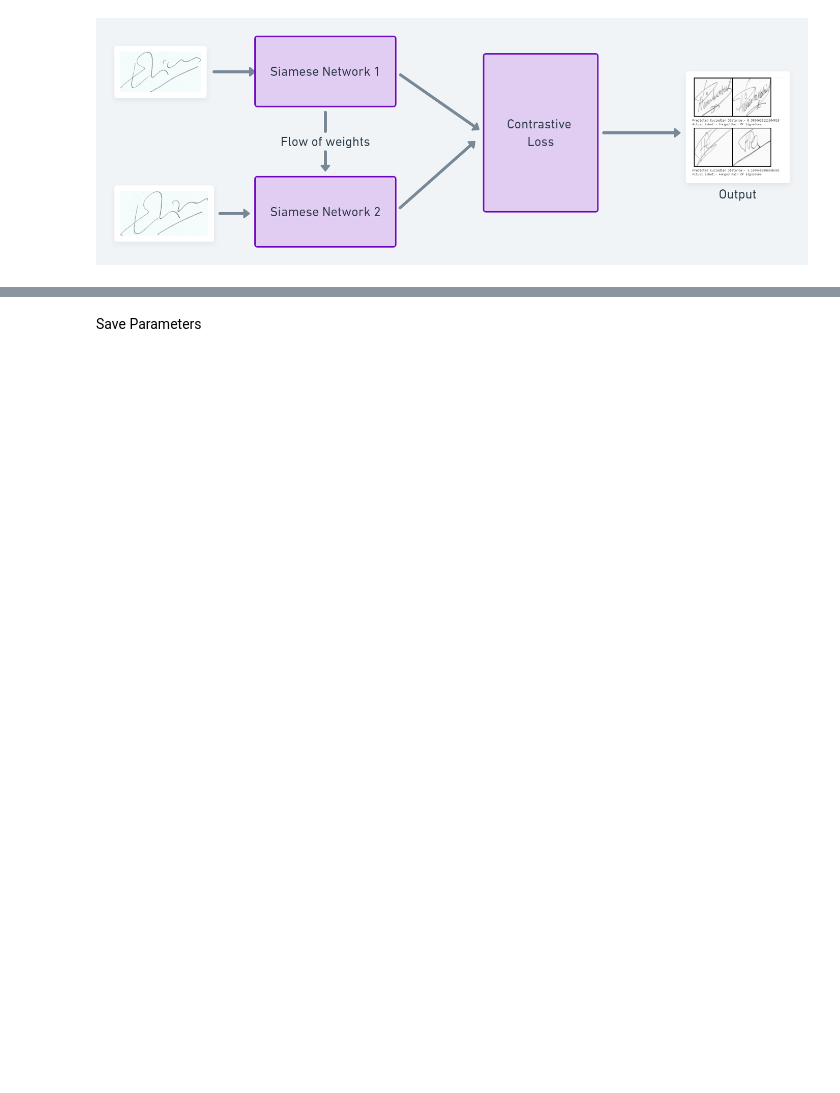
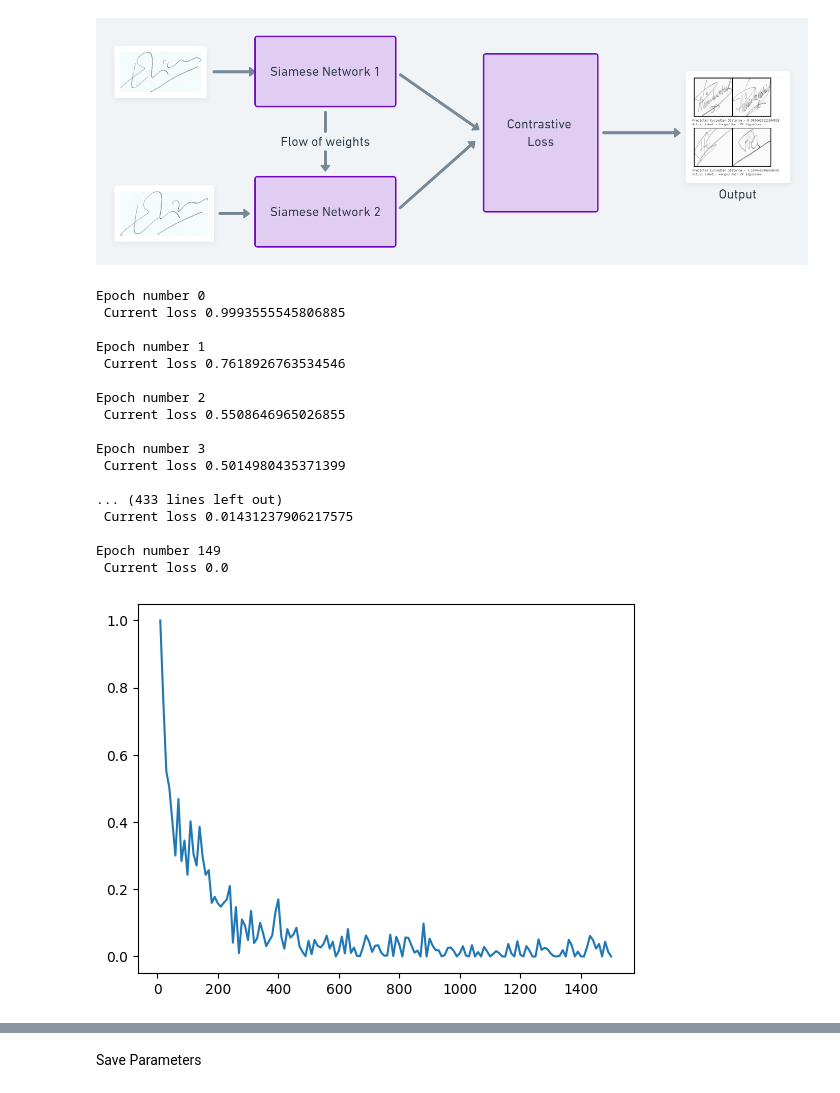
Before and after one commit to PNisargkumar/SiameseNeuralNetwork, a Jupyter notebook: 014_siameseNetwork.ipynb, the cells around one changed output, grey strips where cells are left out. Drawn from its saved outputs; the diff is of its cells as text; code cells hidden in the pictures; blank space fills up the shorter version.

```diff
--- a/014_siameseNetwork.ipynb
+++ b/014_siameseNetwork.ipynb
@@ -179,7 +225,7 @@ class ContrastiveLoss(torch.nn.Module):
 # %%
 # Define the Triplet Loss Function
 class TripletLoss(torch.nn.Module):
-    def __init__(self, margin =2.0):
+    def __init__(self, margin =1.0):
         super(TripletLoss, self).__init__()
         self.margin = margin
 
@@ -208,38 +254,57 @@ loss_history = []
 iteration_number= 0
 
 # Iterate throught the epochs
-for epoch in range(50):
+for epoch in range(150):
 
     # Iterate over batches
     for i, (anchor, positive, negative, _) in enumerate(train_dataloader):
 
         # Send the images and labels to CUDA
         anchor, positive, negative = anchor.to(device), positive.to(device), negative.to(device)
 
         # Zero the gradients
         optimizer.zero_grad()
 
         # Pass in the two images into the network and obtain two outputs
         output_anchor, output_positive, output_negative = net(anchor, positive, negative)
 
         # Pass the outputs of the networks and label into the loss function
         loss_triplet = criterion(output_anchor, output_positive, output_negative)
 
         # Calculate the backpropagation
         loss_triplet.backward()
 
         # Optimize
         optimizer.step()
 
         # Every 10 batches print out the loss
         if i % 10 == 0 :
             print(f"Epoch number {epoch}\n Current loss {loss_triplet.item()}\n")
             iteration_number += 10
 
             counter.append(iteration_number)
             loss_history.append(loss_triplet.item())
 
 show_plot(counter, loss_history)
+# %% [output]
+Epoch number 0
+ Current loss 0.9993555545806885
+
+Epoch number 1
+ Current loss 0.7618926763534546
+
+Epoch number 2
+ Current loss 0.5508646965026855
+
+Epoch number 3
+ Current loss 0.5014980435371399
+
+... (433 lines left out)
+ Current loss 0.01431237906217575
+
+Epoch number 149
+ Current loss 0.0
+[figure, added]
 # %%
 # Locate the test dataset and load it into the SiameseNetworkDataset
 folder_dataset_test = datasets.ImageFolder(root=r"D:\Uni_Sem4\SiameseNeuralNetwork\data\faces\testing/")
```
Also changed, not shown: parts of 10 cells of this notebook.
